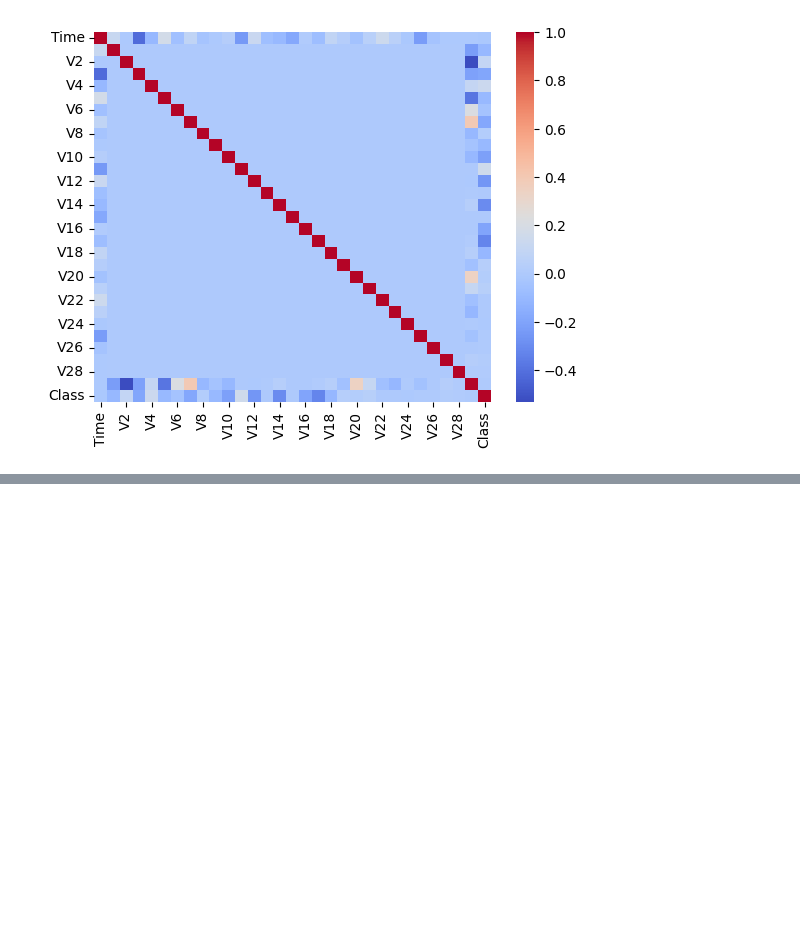
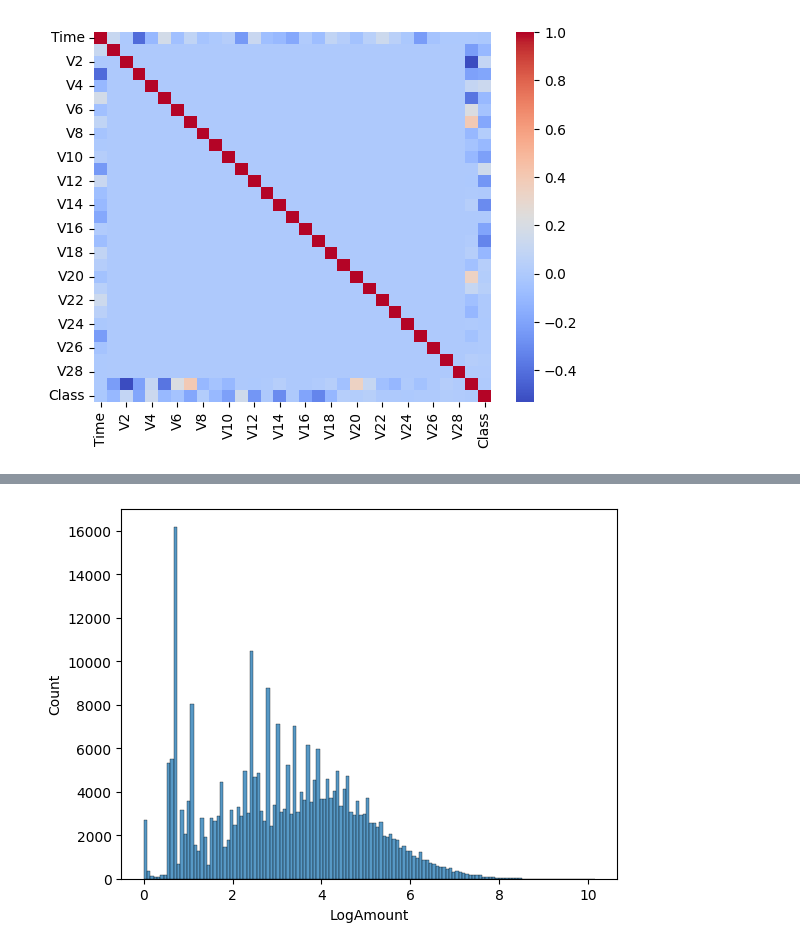
Before and after one commit to jackaakash4/100DaysOfML, a Jupyter notebook: day18/credit-card-fraud/notebooks/credit-card-fraud-detection.ipynb, the cells around one changed output, grey strips where cells are left out. Saved outputs shown, nothing was run; the diff lists cells and outputs as text; code cells hidden in the pictures; blank space fills up the shorter version.

```diff
--- a/day18/credit-card-fraud/notebooks/credit-card-fraud-detection.ipynb
+++ b/day18/credit-card-fraud/notebooks/credit-card-fraud-detection.ipynb
@@ -112,3 +112,9 @@ sns.heatmap(
 # %% [output]
 <Axes: >
 [figure]
+# %%
+#Feature engineering
+#Log transaction amount
+import numpy as np
+df['LogAmount'] = np.log1p(df['Amount'])
+df.head()
@@ -114,0 +129,9 @@ sns.heatmap(
+# %%
+#visualize the log amount
+sns.histplot(
+    data = df,
+    x = 'LogAmount'
+)
+plt.show()
+# %% [output]
+[figure, added]
```
Also changed, not shown: parts of 5 cells of this notebook.
